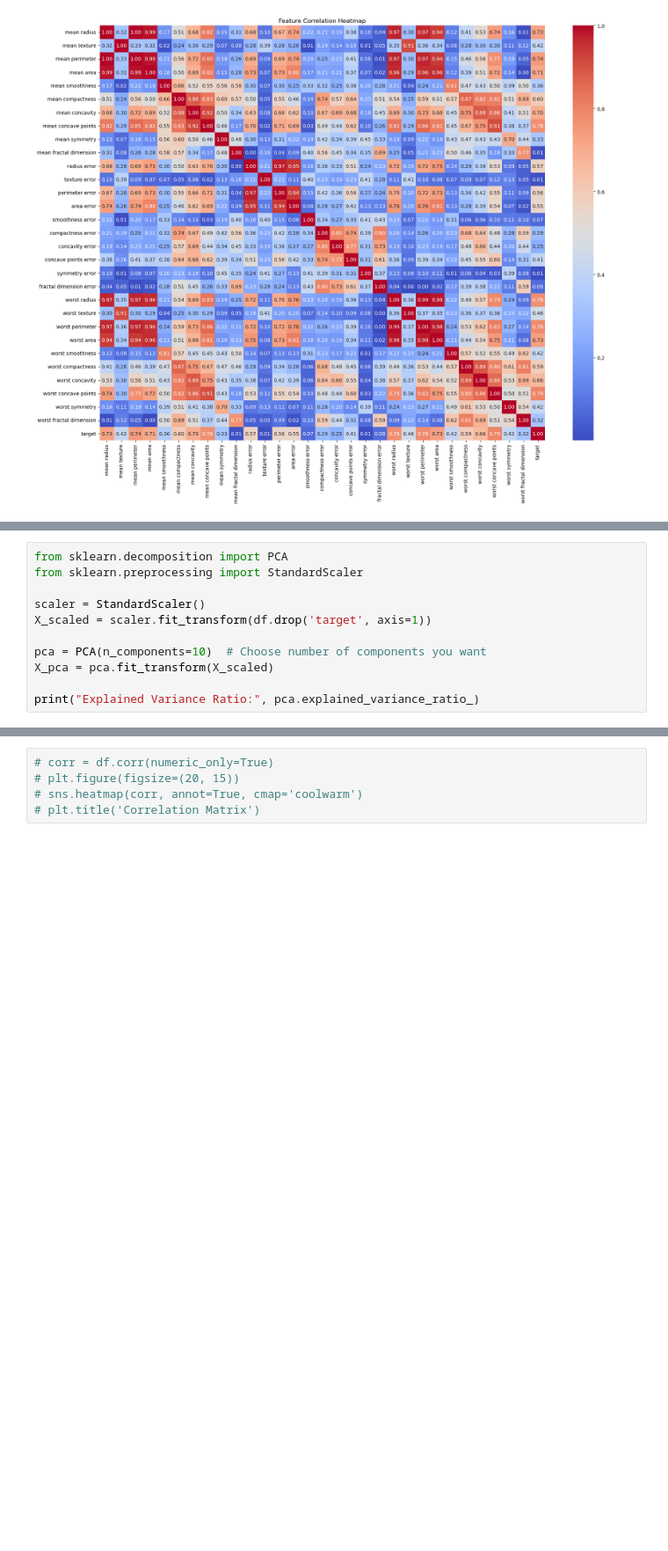
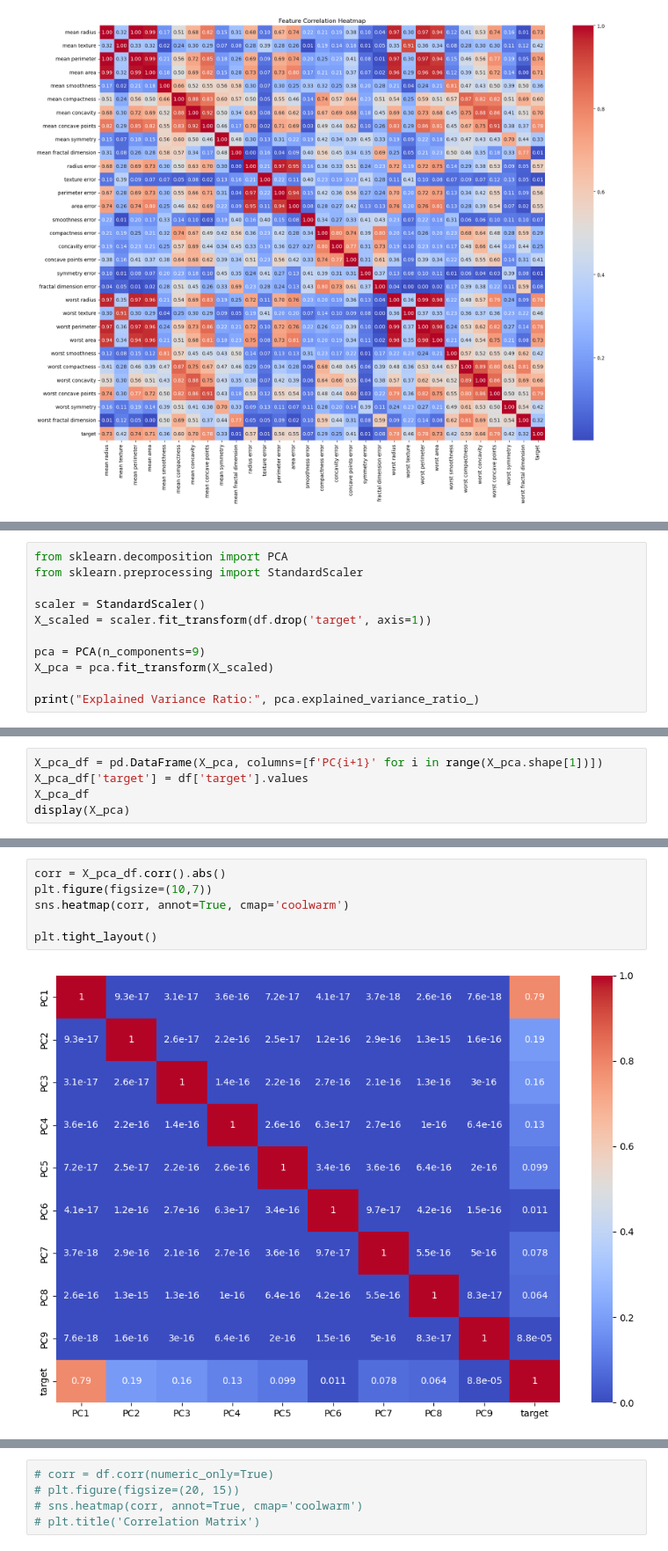
Before and after one commit to a-shygun/Datasets, a Jupyter notebook: test.ipynb, the cells around one changed output, grey strips where cells are left out. Shown at 88% size. Drawn from its saved outputs; the diff is of its cells as text; blank space fills up the shorter version.

```diff
--- a/test.ipynb
+++ b/test.ipynb
@@ -90,7 +145,7 @@ from sklearn.preprocessing import StandardScaler
 scaler = StandardScaler()
 X_scaled = scaler.fit_transform(df.drop('target', axis=1))
 
-pca = PCA(n_components=10)  # Choose number of components you want
+pca = PCA(n_components=9)
 X_pca = pca.fit_transform(X_scaled)
 
 print("Explained Variance Ratio:", pca.explained_variance_ratio_)
@@ -99,0 +160,5 @@ Explained Variance Ratio: [0.44272026 0.18971182 0.09393163 0.06602135 0.0549576
+# %%
+X_pca_df = pd.DataFrame(X_pca, columns=[f'PC{i+1}' for i in range(X_pca.shape[1])])
+X_pca_df['target'] = df['target'].values
+X_pca_df
+display(X_pca)
@@ -99,0 +179,8 @@ Explained Variance Ratio: [0.44272026 0.18971182 0.09393163 0.06602135 0.0549576
+# %%
+corr = X_pca_df.corr().abs()
+plt.figure(figsize=(10,7))
+sns.heatmap(corr, annot=True, cmap='coolwarm')
+
+plt.tight_layout()
+# %% [output]
+[figure, added]
```
Also changed, not shown: parts of 11 cells of this notebook.
